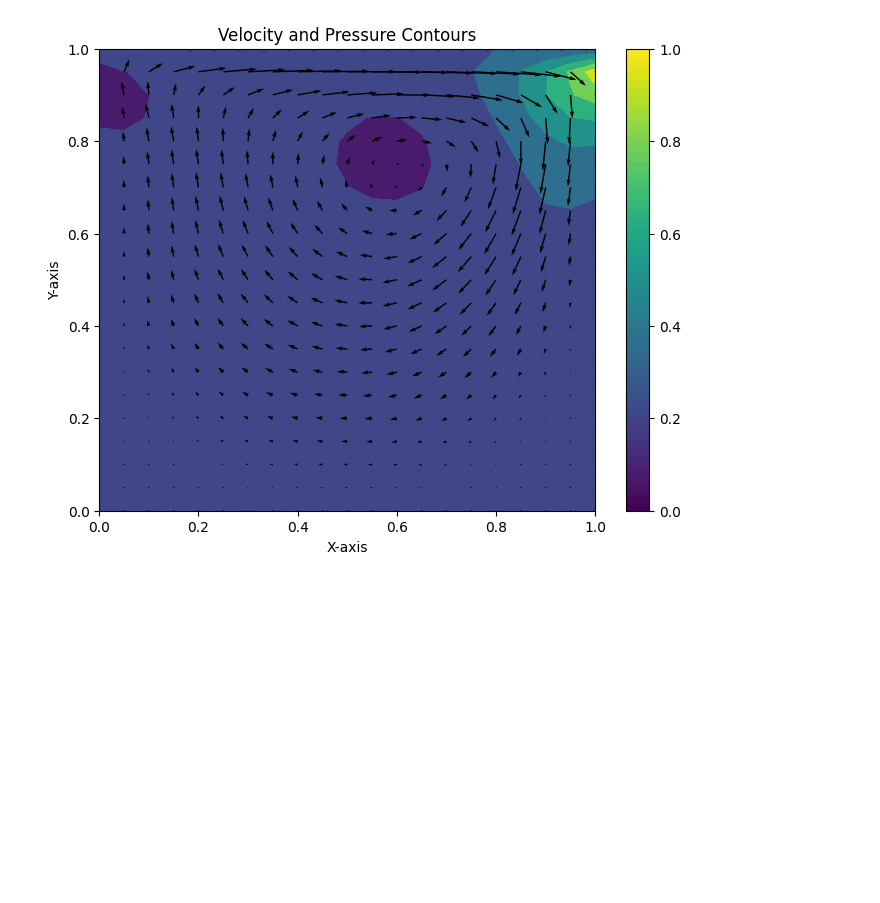
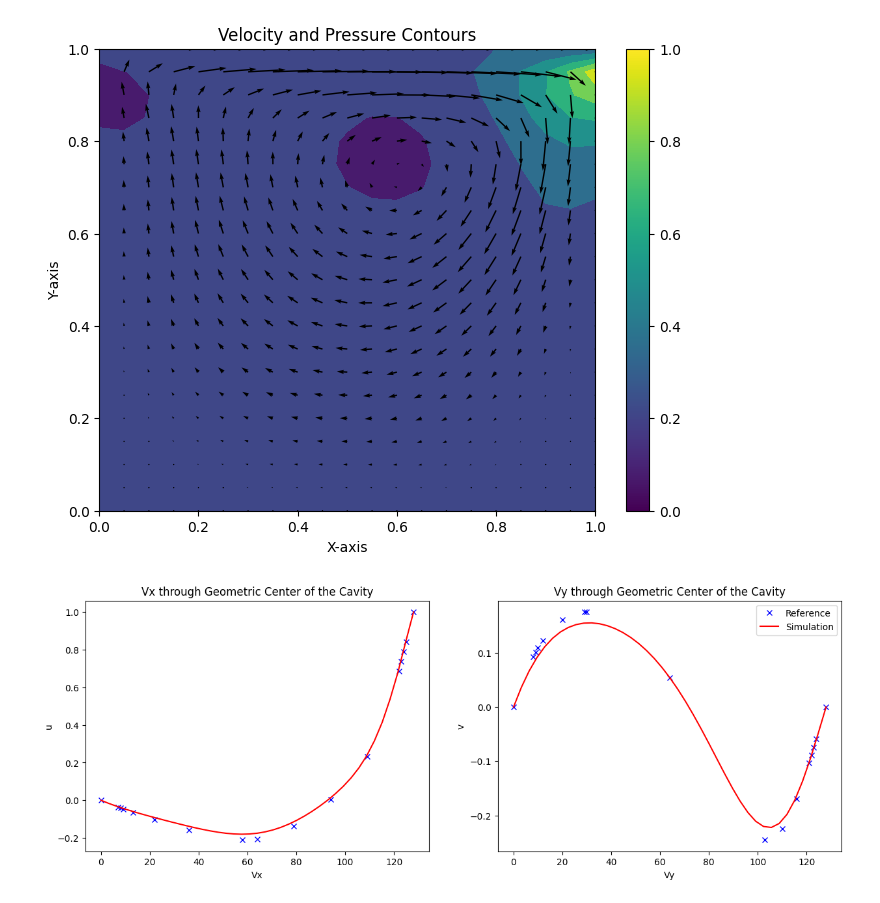
Before and after one commit to schneialexan/stroemungs-simulation, a Jupyter notebook: lid-driven-cavity.ipynb, the cells around one changed output. Cells and saved outputs as stored; diff of their text form; code cells hidden in the pictures; blank space fills up the shorter version.

Commit message:
added plots and versions

```diff
--- a/lid-driven-cavity.ipynb
+++ b/lid-driven-cavity.ipynb
@@ -161,7 +161,7 @@ p = np.zeros_like(X)   # pressure
 
 # 0. Initial error
 error = 1.0
-tolerance = 1e-4
+tolerance = 1e-10
 n_iter = 0
 
 # 1. Iteration
@@ -189,20 +189,14 @@ while error > tolerance:
     rhs = (DENSITY / TIME_STEP_LENGTH * (du_tentative_dx+dv_tentative_dy))
 
     # 2. Druck Laplace lösen
-    p_next = p.copy()
-    p_error = 1.0
-    p_iter = 0
-    while p_error > tolerance:
-        p_old = p_next.copy()
-        p_next[1:-1, 1:-1] = 1/4 * (+p[1:-1, 0:-2]+p[0:-2, 1:-1]+p[1:-1, 2:]+p[2:, 1:-1]-ELEMENT_LENGTH**2*rhs[1:-1, 1:-1])
+    for i in range(N_PRESSURE_ITERATIONS):
+        p_next[1:-1, 1:-1] = 1/4 * (+p[1:-1, 0:-2]+p[0:-2, 1:-1]+p[1:-1, 2:]+p[2:  , 1:-1]-ELEMENT_LENGTH**2*rhs[1:-1, 1:-1])
         # 2. Randbedingungen erzwingen
         p_next[:, -1] = p_next[:, -2]   # right boundary (Neumann)
         p_next[0,  :] = p_next[1,  :]   # bottom boundary (Neumann)
         p_next[:,  0] = p_next[:,  1]   # left boundary (Neumann)
         p_next[-1, :] = 0.0             # top boundary (Dirichlet)
-        error = np.linalg.norm(p_next - p_old)
         p = p_next
-        p_iter += 1
 
     dp_next_dx = central_difference_x(p_next)
     dp_next_dy = central_difference_y(p_next)
@@ -223,4 +217,4 @@ while error > tolerance:
     # 4. Error
     error = np.max(np.abs((u - u_old) / TIME_STEP_LENGTH)) + np.max(np.abs((v - v_old) / TIME_STEP_LENGTH)) + np.max(np.abs(p - p_old))
     n_iter += 1
-print(f'Overall: {n_iter:3d}. {error:.5f} | Pressure: {p_iter:3d}. {p_error:.5f}')
+print(f'Overall: {n_iter:3d}. {error:.5f}')
@@ -271,19 +267,21 @@ reference_vy_RE_100 = {
     0: 0.00000
 }
 # %%
-# compare to reference solution
 fig, (ax1, ax2) = plt.subplots(1, 2, figsize=(15, 5))
 # ax1 for u
-ax1.plot(reference_vx_RE_100.keys(), reference_vx_RE_100.values(), 'o', label='Reference')
-ax1.plot(x*128, u_next[:, int(N_GRIDPOINTS/2)], label='Simulation')
+ax1.plot(reference_vx_RE_100.keys(), reference_vx_RE_100.values(), 'bx', label='Reference')
+ax1.plot(x*128, u_next[:, int(N_GRIDPOINTS/2)],'r-', label='Simulation')
 ax1.set_xlabel('Vx')
 ax1.set_ylabel('u')
 ax1.set_title('Vx through Geometric Center of the Cavity')
 # ax2 for v
-ax2.plot(reference_vy_RE_100.keys(), reference_vy_RE_100.values(), 'o', label='Reference')
-ax2.plot(y*128, v_next[int(N_GRIDPOINTS/2), :], label='Simulation')
+ax2.plot(reference_vy_RE_100.keys(), reference_vy_RE_100.values(), 'bx', label='Reference')
+ax2.plot(y*128, v_next[int(N_GRIDPOINTS/2), :],'r-', label='Simulation')
 ax2.set_xlabel('Vy')
 ax2.set_ylabel('v')
 ax2.set_title('Vy through Geometric Center of the Cavity')
 plt.legend()
+plt.savefig(f'plots/{N_ITERATIONS/1000}k_{N_PRESSURE_ITERATIONS}_non_iter.png')
 plt.show()
+# %% [output]
+[figure, added]
```
Also changed, not shown: parts of 1 cell of this notebook, 22 other files.
